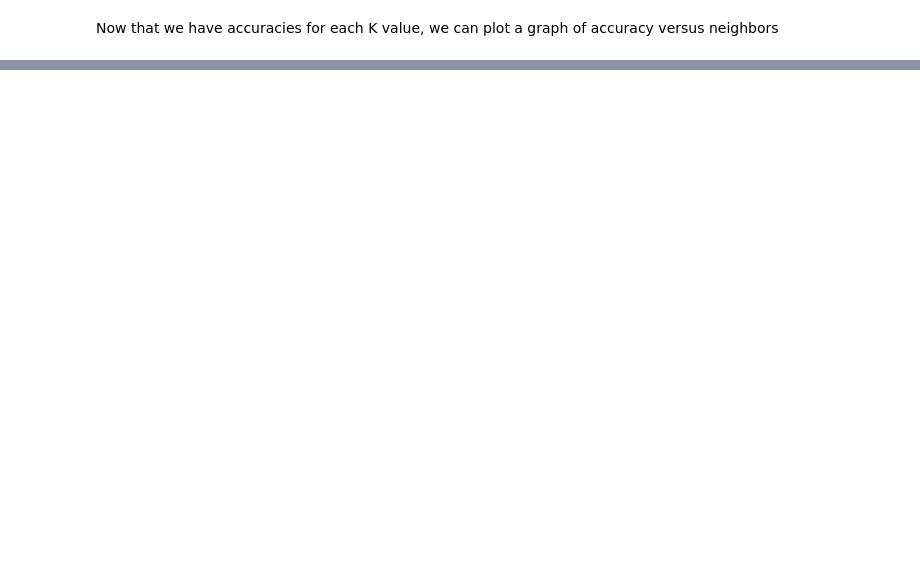
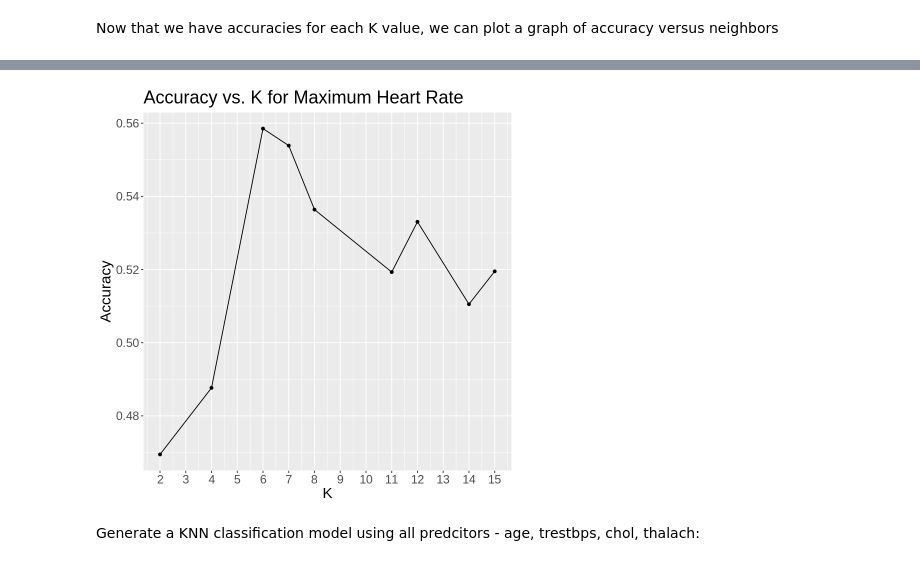
Before and after one commit to Yi-Lin-Wang/Group-32-best-group, a Jupyter notebook: Heart_Disease_Project.ipynb, the cells around one changed output, grey strips where cells are left out. Drawn from its saved outputs; the diff is of its cells as text; code cells hidden in the pictures; blank space fills up the shorter version.

```diff
--- a/Heart_Disease_Project.ipynb
+++ b/Heart_Disease_Project.ipynb
@@ -188,0 +336,24 @@ A tibble: 1 × 3
+# %%
+set.seed(9999)
+
+# create a recipe
+thalach_recipe <- recipe(num ~ thalach, data = heart_disease_training) |>
+    step_scale(all_predictors()) |>
+    step_center(all_predictors())
+
+# create a KNN classification model with k unspecified
+thalach_knn <- nearest_neighbor(weight_func = "rectangular", neighbors = tune()) |>
+    set_engine("kknn") |>
+    set_mode("classification")
+
+# perform cross validation
+thalach_vfold <- vfold_cv(heart_disease_training, v = 5, strata = num)
+
+# fit the model and calculate the accuracy of each K values
+thalach_accuracy <- workflow() |>
+    add_recipe(thalach_recipe) |>
+    add_model(thalach_knn) |>
+    tune_grid(resamples = thalach_vfold, grid = 10) |>
+    collect_metrics() |>
+    filter(.metric == "accuracy")
+thalach_accuracy
@@ -188,0 +376,14 @@ A tibble: 1 × 3
+# %%
+thalach_acc_plot <- thalach_accuracy |>
+    ggplot(aes(x = neighbors, y = mean)) +
+    geom_line() +
+    geom_point() +
+    labs(x = "K", y = "Accuracy") +
+    ggtitle("Accuracy vs. K for Maximum Heart Rate") +
+    theme(text = element_text(size=18)) +
+    scale_x_continuous(breaks = 2:15)
+thalach_acc_plot
+# %% [output]
+[figure, added]
+# %% [markdown]
+Generate a KNN classification model using all predcitors - age, trestbps, chol, thalach:
```
Also changed, not shown: parts of 21 cells of this notebook.
